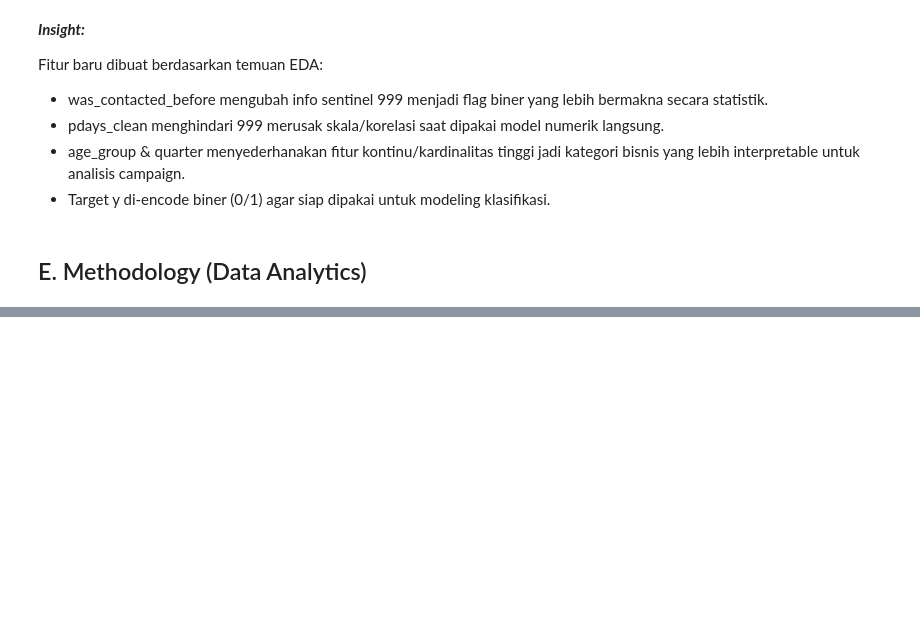
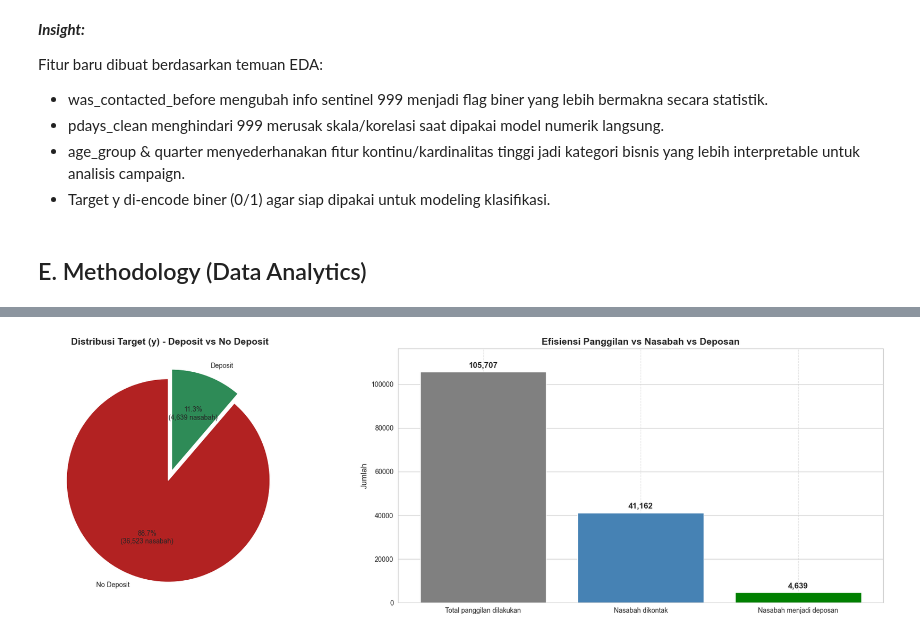
Before and after one commit to mdevx3/Final-Project-Purwadhika, a Jupyter notebook: Final_Project_Purwadhika.ipynb, the cells around one changed output, grey strips where cells are left out. Saved outputs shown, nothing was run; the diff lists cells and outputs as text; code cells hidden in the pictures; blank space fills up the shorter version.

```diff
--- a/Final_Project_Purwadhika.ipynb
+++ b/Final_Project_Purwadhika.ipynb
@@ -770,0 +753,31 @@ Passing `palette` without assigning `hue` is deprecated and will be removed in v
+# %%
+n_nasabah = len(df_clean)
+n_deposan = df_clean['y'].sum()
+baseline_rate = df_clean['y'].mean() * 100 # dalam persen
+total_call = df_clean['campaign'].sum()
+# %%
+fig, axes = plt.subplots(1, 2, figsize=(20, 6))
+
+axes[0].pie(df_clean['y'].value_counts(),
+            labels=['No Deposit', 'Deposit'],
+            autopct=lambda p: f'{p:.1f}%\n({p*n_nasabah/100:,.0f} nasabah)',
+            startangle=90,
+            colors=['firebrick', 'seagreen'],
+            explode=(0.05, 0.05))
+axes[0].set_title("Distribusi Target (y) - Deposit vs No Deposit", fontsize=14, weight="bold")
+
+efisiensi_call = pd.Series({
+    "Total panggilan dilakukan": total_call,
+    "Nasabah dikontak": n_nasabah,
+    "Nasabah menjadi deposan": n_deposan,
+})
+bar = axes[1].bar(efisiensi_call.index, efisiensi_call.values, color=['grey', 'steelblue', 'green'])
+for b, v in zip(bar, efisiensi_call.values):
+    axes[1].text(b.get_x() + b.get_width()/2, v + 2000, f"{v:,}", ha='center', fontsize=12, weight="bold")
+axes[1].set_title("Efisiensi Panggilan vs Nasabah vs Deposan", fontsize=14, weight="bold")
+axes[1].set_ylabel("Jumlah", fontsize=12)
+axes[1].set_ylim(0, total_call*1.1)
+axes[1].grid(axis='x', linestyle='--', alpha=0.5)
+plt.tight_layout()
+# %% [output]
+[figure, added]
```
Also changed, not shown: parts of 15 cells of this notebook.
